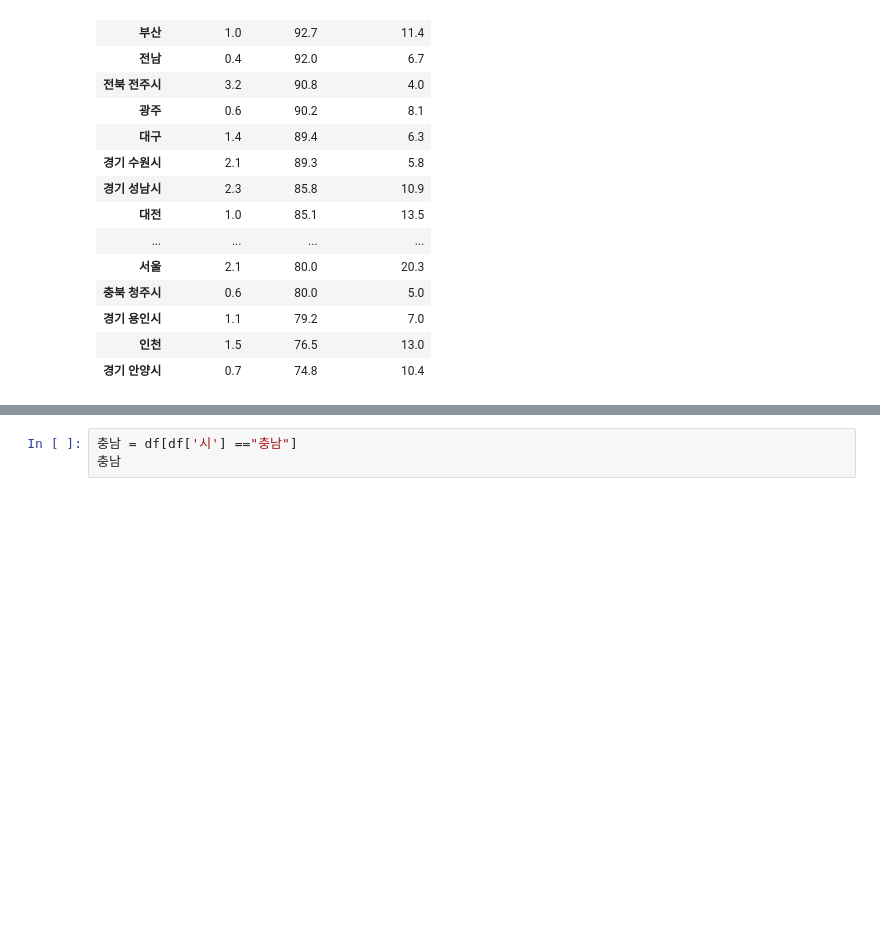
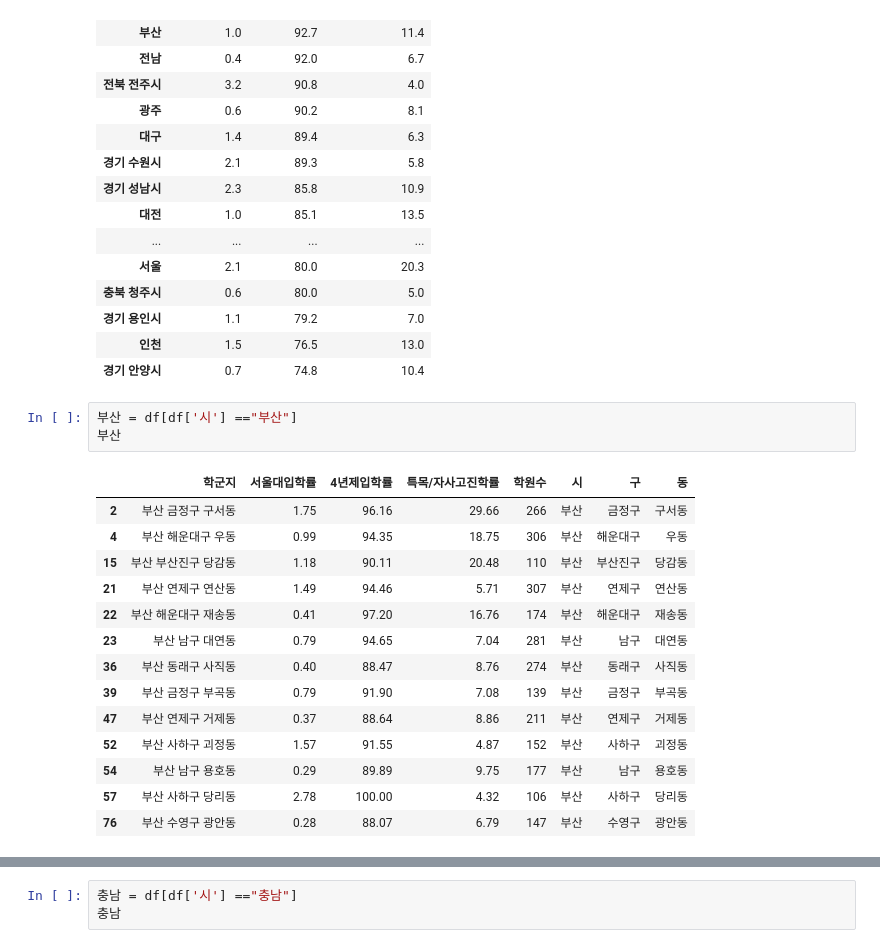
Before and after one commit to hijump9/python_study, a Jupyter notebook: 0. crawling_code/학군지/elite_crawl.ipynb, the cells around one changed output, grey strips where cells are left out. Cells and saved outputs as stored; diff of their text form; blank space fills up the shorter version.

```diff
--- a/0. crawling_code/학군지/elite_crawl.ipynb
+++ b/0. crawling_code/학군지/elite_crawl.ipynb
@@ -306,3 +308,21 @@ sorted_four_year_univ
 | 경기 용인시 | 1.1 | 79.2 | 7.0 |
 | 인천 | 1.5 | 76.5 | 13.0 |
 | 경기 안양시 | 0.7 | 74.8 | 10.4 |
+# %%
+부산 = df[df['시'] =="부산"]
+부산
+# %% [output]
+|  | 학군지 | 서울대입학률 | 4년제입학률 | 특목/자사고진학률 | 학원수 | 시 | 구 | 동 |
+| 2 | 부산 금정구 구서동 | 1.75 | 96.16 | 29.66 | 266 | 부산 | 금정구 | 구서동 |
+| 4 | 부산 해운대구 우동 | 0.99 | 94.35 | 18.75 | 306 | 부산 | 해운대구 | 우동 |
+| 15 | 부산 부산진구 당감동 | 1.18 | 90.11 | 20.48 | 110 | 부산 | 부산진구 | 당감동 |
+| 21 | 부산 연제구 연산동 | 1.49 | 94.46 | 5.71 | 307 | 부산 | 연제구 | 연산동 |
+| 22 | 부산 해운대구 재송동 | 0.41 | 97.20 | 16.76 | 174 | 부산 | 해운대구 | 재송동 |
+| 23 | 부산 남구 대연동 | 0.79 | 94.65 | 7.04 | 281 | 부산 | 남구 | 대연동 |
+| 36 | 부산 동래구 사직동 | 0.40 | 88.47 | 8.76 | 274 | 부산 | 동래구 | 사직동 |
+| 39 | 부산 금정구 부곡동 | 0.79 | 91.90 | 7.08 | 139 | 부산 | 금정구 | 부곡동 |
+| 47 | 부산 연제구 거제동 | 0.37 | 88.64 | 8.86 | 211 | 부산 | 연제구 | 거제동 |
+| 52 | 부산 사하구 괴정동 | 1.57 | 91.55 | 4.87 | 152 | 부산 | 사하구 | 괴정동 |
+| 54 | 부산 남구 용호동 | 0.29 | 89.89 | 9.75 | 177 | 부산 | 남구 | 용호동 |
+| 57 | 부산 사하구 당리동 | 2.78 | 100.00 | 4.32 | 106 | 부산 | 사하구 | 당리동 |
+| 76 | 부산 수영구 광안동 | 0.28 | 88.07 | 6.79 | 147 | 부산 | 수영구 | 광안동 |
```
Also changed, not shown: parts of 8 cells of this notebook, 1 other file.
